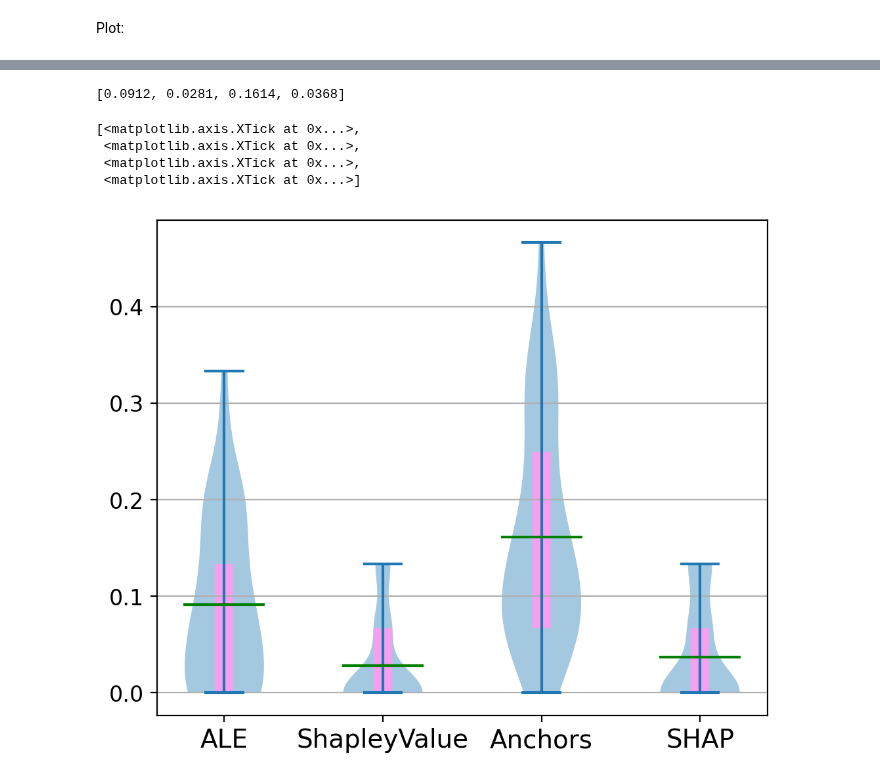
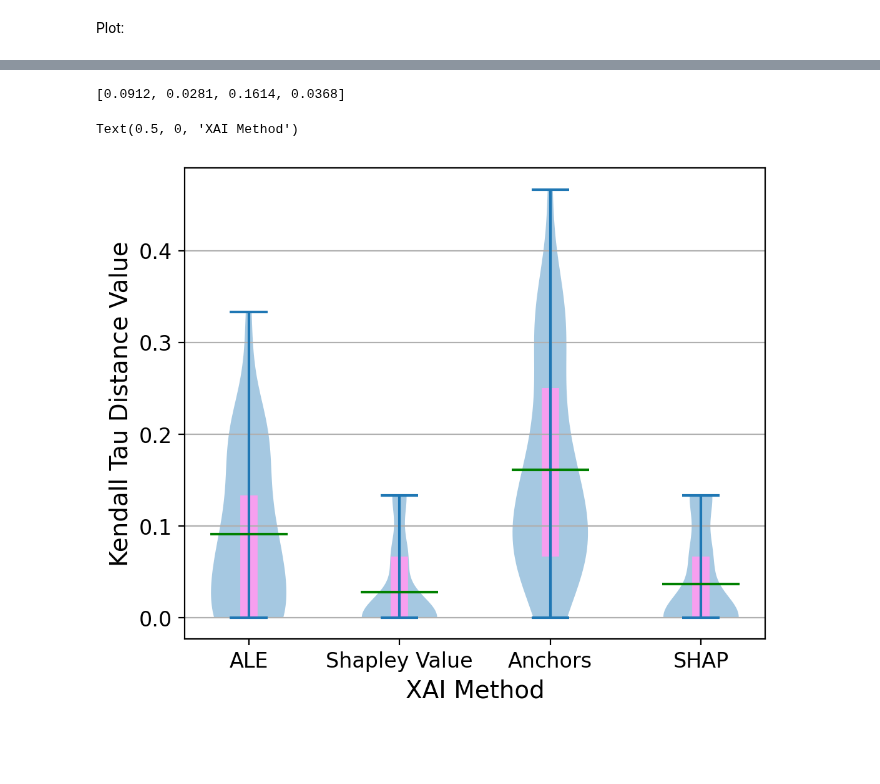
Before and after one commit to youyinnn/s2search, a Jupyter notebook: xai_process_plottingKDT.ipynb, the cells around one changed output, grey strips where cells are left out. Drawn from its saved outputs; the diff is of its cells as text; code cells hidden in the pictures; blank space fills up the shorter version.

```diff
--- a/xai_process_plottingKDT.ipynb
+++ b/xai_process_plottingKDT.ipynb
@@ -361,36 +364,35 @@ distance_fixed = np.transpose(distance_fixed)
 
 fig, ax = plt.subplots(nrows=1, ncols=1, figsize=(6, 5), dpi=200)
 
 parts = ax.violinplot(np.transpose(distance_fixed), showmeans=False, showmedians=False,
         showextrema=True)
 
 for pc in parts['bodies']:
     # pc.set_facecolor('#029386')
     # pc.set_edgecolor('black')
     pc.set_alpha(0.4)
 
 quartile1, medians, quartile3 = np.percentile(distance_fixed, [25, 50, 75], axis=1)
 
 average = np.mean(distance_fixed, axis=1)
 
 print([round(a, 4) for a in average])
 
 inds = np.arange(1, len(medians) + 1)
 # ax.scatter(inds, medians, marker='_', color='#ff6347', s=1500, zorder=3, alpha=0.7)
 ax.scatter(inds, average, marker='_', color='green', s=2000, zorder=3, alpha=1)
 ax.vlines(inds, quartile1, quartile3, color='#f79fef', linestyle='-', lw=10, zorder=1, alpha=1)
 
 plt.yticks(fontsize=12)
 ax.set_yticks([0.0, 0.1, 0.2, 0.3, 0.4])
 ax.yaxis.grid(True)
 ax.set_xticks([y + 1 for y in range(len(distance_fixed))],
-                labels=['ALE', 'ShapleyValue', 'Anchors', 'SHAP'], fontsize=14)
+                labels=['ALE', 'Shapley Value', 'Anchors', 'SHAP'], fontsize=12)
+ax.set_ylabel('Kendall Tau Distance Value', fontsize=14)
+ax.set_xlabel('XAI Method', fontsize=14)
 # ax.set_xlabel('Method', fontsize=14)
 # ax.set_ylabel(f'Kendall tau Distance', fontsize=14)
 # %% [output]
 [0.0912, 0.0281, 0.1614, 0.0368]
-[<matplotlib.axis.XTick at 0x...>,
- <matplotlib.axis.XTick at 0x...>,
- <matplotlib.axis.XTick at 0x...>,
- <matplotlib.axis.XTick at 0x...>]
+Text(0.5, 0, 'XAI Method')
-[figure, old version]
+[figure, new version]
```
Also changed, not shown: parts of 2 cells of this notebook, 1 other file.
